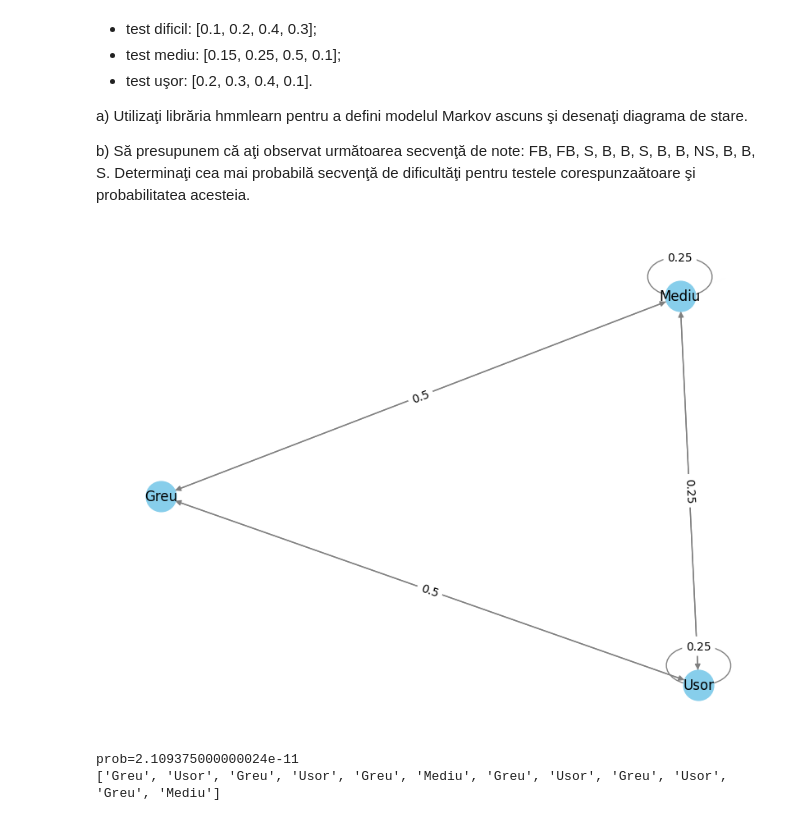
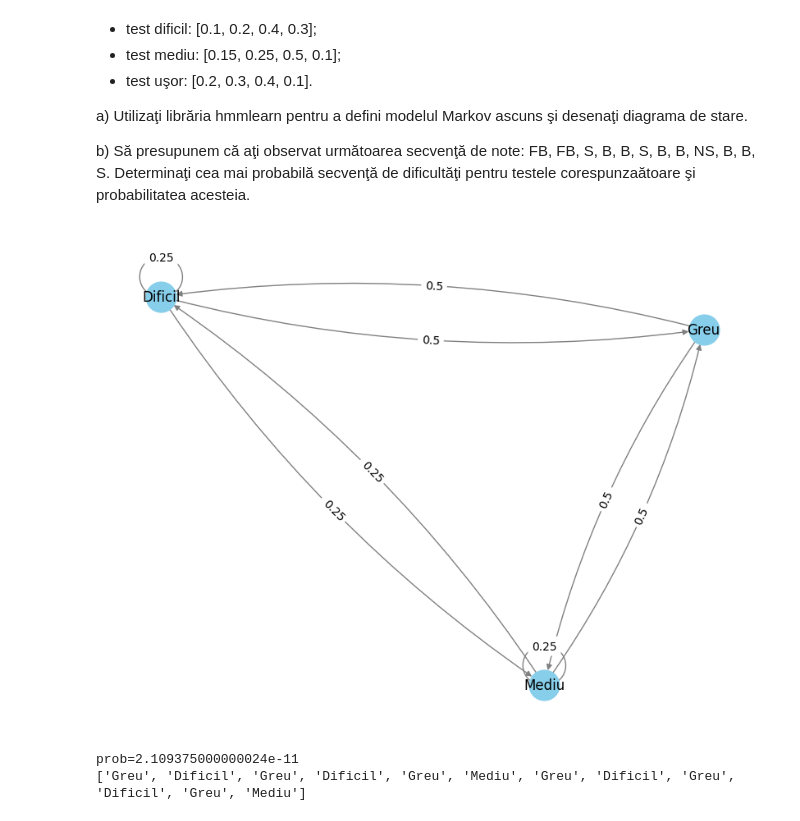
Before and after one commit to Gheal06/PMP-2026-Gheorghies-Alexandru, a Jupyter notebook: Lab05/lab5.ipynb, the cells around one changed output. Cells and saved outputs as stored; diff of their text form; code cells hidden in the pictures.

Commit message:
fix graph layout

```diff
--- a/Lab05/lab5.ipynb
+++ b/Lab05/lab5.ipynb
@@ -29,36 +29,36 @@ emission_prob = np.asarray([
     [0.2, 0.3, 0.4, 0.1],
     [0.15, 0.25, 0.5, 0.1],
     [0.1, 0.2, 0.4, 0.3]
 ], dtype=np.float64)
 
 # a)
 
 G = nx.DiGraph(arrows=True)
-diffs = ["Usor", "Mediu", "Greu"]
+diffs = ["Dificil", "Mediu", "Greu"]
 for diff in diffs:
     G.add_node(diff)
 
 for i in range(len(diffs)):
     for j in range(len(diffs)):
         if transition[i][j] > 0:
             G.add_edge(diffs[i], diffs[j], weight=transition[i][j])
 
 plt.figure(figsize=(8, 6))
 pos = nx.spring_layout(G)
 edge_labels = nx.get_edge_attributes(G, 'weight')
-nx.draw(G, pos, with_labels=True, node_color='skyblue', edge_color='gray', node_size=700)
-nx.draw_networkx_edge_labels(G, pos, edge_labels=edge_labels)
+nx.draw(G, pos, with_labels=True, node_color='skyblue', edge_color='gray', node_size=700, connectionstyle="arc3,rad=0.1")
+nx.draw_networkx_edge_labels(G, pos, edge_labels=edge_labels, connectionstyle="arc3,rad=0.1")
 plt.show()
 
 # b)
 model = hmm.CategoricalHMM(n_iter=12, n_components=3)
 model.transmat_=transition
 model.emissionprob_=emission_prob
 model.startprob_=initial_prob
 prob, predictions=model.decode(np.asarray([[0], [0], [2], [1], [1], [2], [1], [1], [3], [1], [1], [2]]))
 print(f"prob={np.exp(prob)}")
 print([diffs[pred] for pred in predictions])
 # %% [output]
-[figure, old version]
+[figure, new version]
 prob=2.109375000000024e-11
-['Greu', 'Usor', 'Greu', 'Usor', 'Greu', 'Mediu', 'Greu', 'Usor', 'Greu', 'Usor', 'Greu', 'Mediu']
+['Greu', 'Dificil', 'Greu', 'Dificil', 'Greu', 'Mediu', 'Greu', 'Dificil', 'Greu', 'Dificil', 'Greu', 'Mediu']
```
